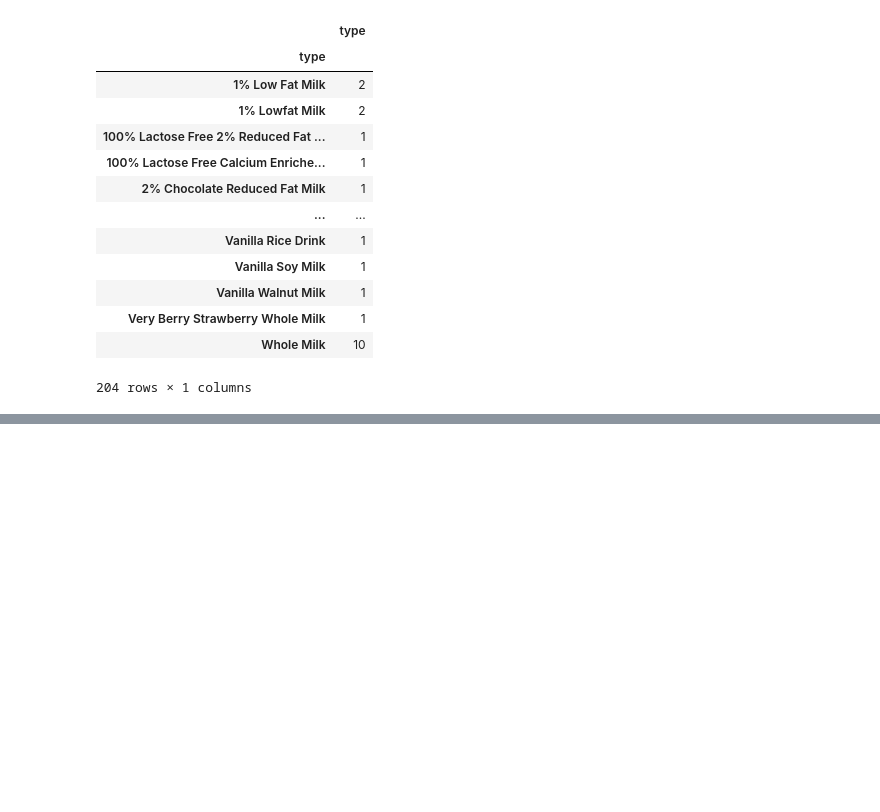
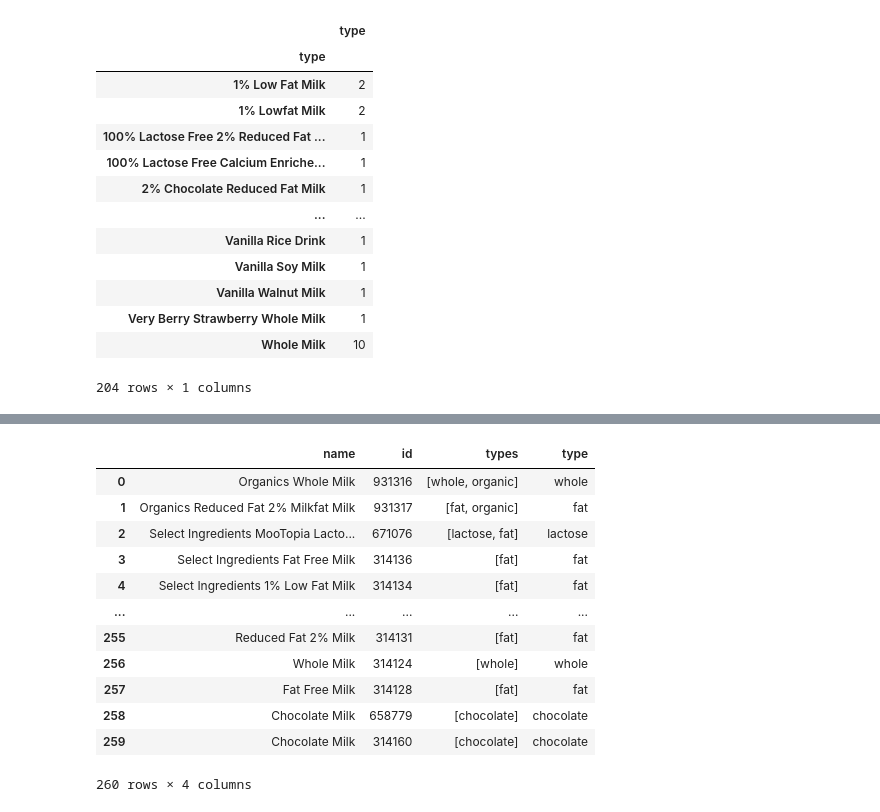
Before and after one commit to ykrasnikov/ETL-project, a Jupyter notebook: staging_area/filters_HEB.ipynb, the cells around one changed output, grey strips where cells are left out. Saved outputs shown, nothing was run; the diff lists cells and outputs as text; code cells hidden in the pictures; blank space fills up the shorter version.

```diff
--- a/staging_area/filters_HEB.ipynb
+++ b/staging_area/filters_HEB.ipynb
@@ -199,7 +199,7 @@ AttributeError: 'str' object has no attribute 'contains'
 # %%
 
-for index in clean_heb_df.index:
-    if fuzz.partial_ratio(clean_heb_df['type'][index].lower(),'select whole milk')>=76:
-        print (clean_heb_df['type'][index].lower())
-#        clean_heb_df['type'][index]='whole milk'
-        print (clean_heb_df['type'][index])
+# for index in clean_heb_df.index:
+#     if fuzz.partial_ratio(clean_heb_df['type'][index].lower(),'select whole milk')>=76:
+#         print (clean_heb_df['type'][index].lower())
+# #        clean_heb_df['type'][index]='whole milk'
+#         print (clean_heb_df['type'][index])
@@ -244,3 +222,9 @@ milk_type_df
 # %%
-for index in milk_type_df.index
-milk_type_df
+for index in milk_type_df.index:
+    milk_type_df["types"][index]=[]
+    milk_type_df['other'][index]=True
+    for type in type_list:
+        if milk_type_df[type][index]:
+            milk_type_df['other'][index]=False
+            milk_type_df['types'][index].append(type)
+    milk_type_df['type'][index]=milk_type_df['types'][index][0]
@@ -265,0 +268,17 @@ clean_heb_df.to_csv(path, index_label=False)
+# %%
+heb_milk_type_df=milk_type_df.drop(type_list, axis=1)
+heb_milk_type_df
+# %% [output]
+|  | name | id | types | type |
+| 0 | Organics Whole Milk | 931316 | [whole, organic] | whole |
+| 1 | Organics Reduced Fat 2% Milkfat Milk | 931317 | [fat, organic] | fat |
+| 2 | Select Ingredients MooTopia Lacto... | 671076 | [lactose, fat] | lactose |
+| 3 | Select Ingredients Fat Free Milk | 314136 | [fat] | fat |
+| 4 | Select Ingredients 1% Low Fat Milk | 314134 | [fat] | fat |
+| ... | ... | ... | ... | ... |
+| 255 | Reduced Fat 2% Milk | 314131 | [fat] | fat |
+| 256 | Whole Milk | 314124 | [whole] | whole |
+| 257 | Fat Free Milk | 314128 | [fat] | fat |
+| 258 | Chocolate Milk | 658779 | [chocolate] | chocolate |
+| 259 | Chocolate Milk | 314160 | [chocolate] | chocolate |
+260 rows × 4 columns
```
Also changed, not shown: parts of 21 cells of this notebook, 2 other files.
